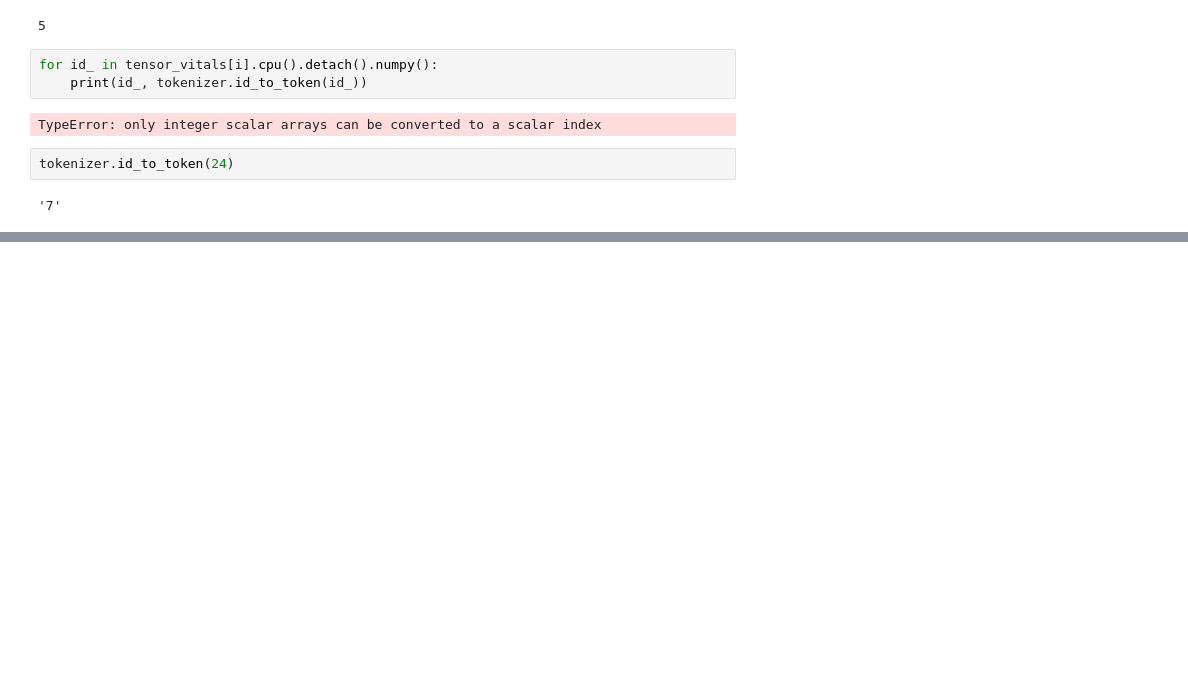
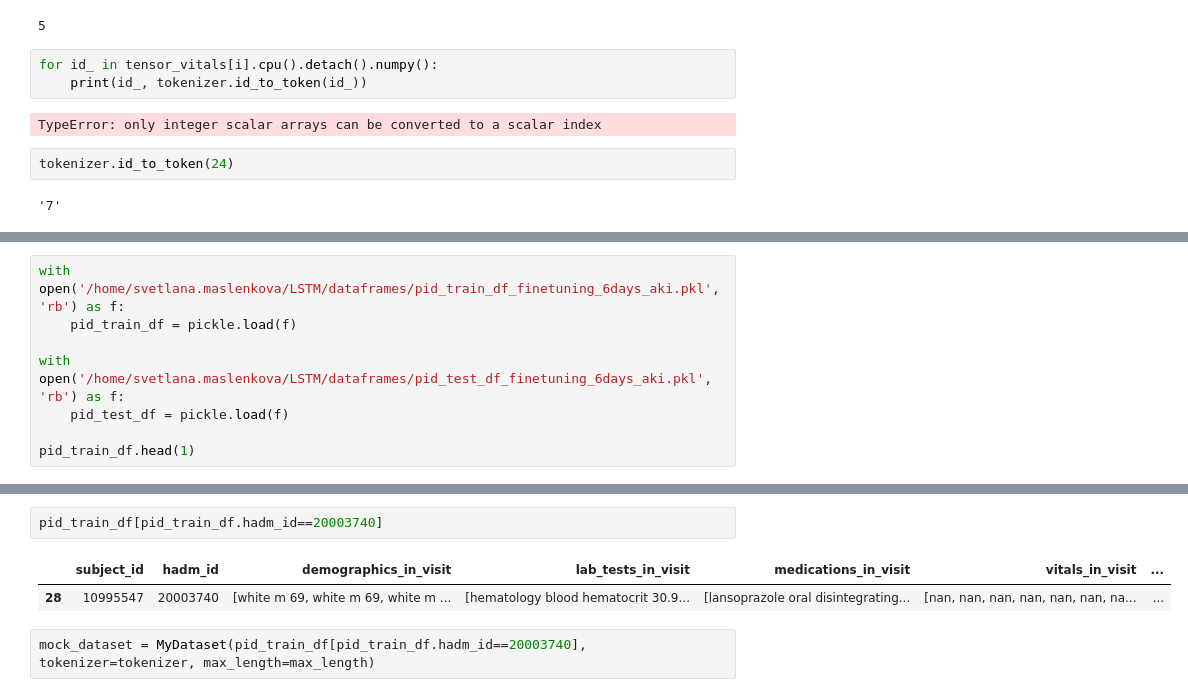
Before and after one commit to maslenkovas/aki_prediction, a Jupyter notebook: pretraining/playground.ipynb, the cells around one changed output, grey strips where cells are left out. Saved outputs shown, nothing was run; the diff lists cells and outputs as text; blank space fills up the shorter version.

```diff
--- a/pretraining/playground.ipynb
+++ b/pretraining/playground.ipynb
@@ -426,0 +1269,8 @@ tokenizer.id_to_token(24)
+# %%
+with open('/home/svetlana.maslenkova/LSTM/dataframes/pid_train_df_finetuning_6days_aki.pkl', 'rb') as f:
+    pid_train_df = pickle.load(f)
+
+with open('/home/svetlana.maslenkova/LSTM/dataframes/pid_test_df_finetuning_6days_aki.pkl', 'rb') as f:
+    pid_test_df = pickle.load(f)
+
+pid_train_df.head(1)
@@ -426,0 +1314,7 @@ tokenizer.id_to_token(24)
+# %%
+pid_train_df[pid_train_df.hadm_id==20003740]
+# %% [output]
+|  | subject_id | hadm_id | demographics_in_visit | lab_tests_in_visit | medications_in_visit | vitals_in_visit | ... |
+| 28 | 10995547 | 20003740 | [white m 69, white m 69, white m ... | [hematology blood hematocrit 30.9... | [lansoprazole oral disintegrating... | [nan, nan, nan, nan, nan, nan, na... | ... |
+# %%
+mock_dataset = MyDataset(pid_train_df[pid_train_df.hadm_id==20003740], tokenizer=tokenizer, max_length=max_length)
```
Also changed, not shown: parts of 54 cells of this notebook, 4 other files.
